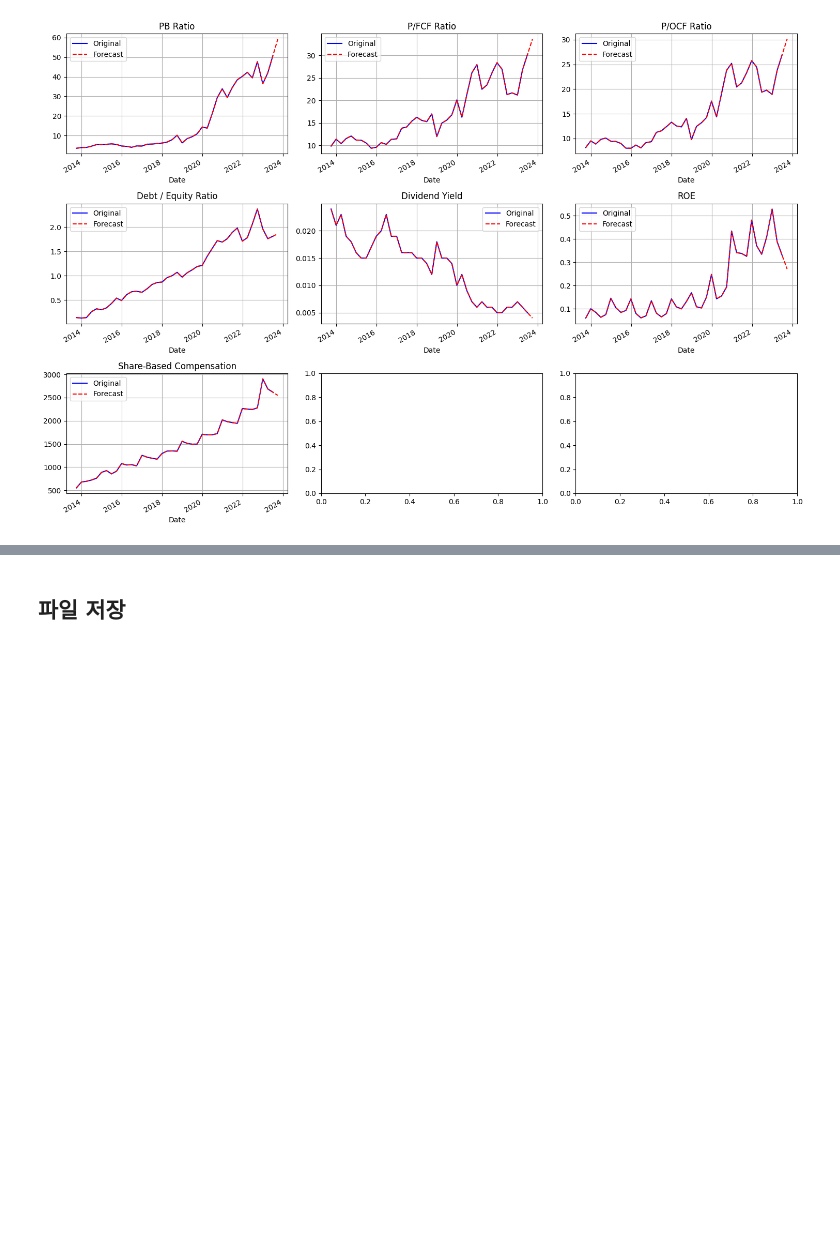
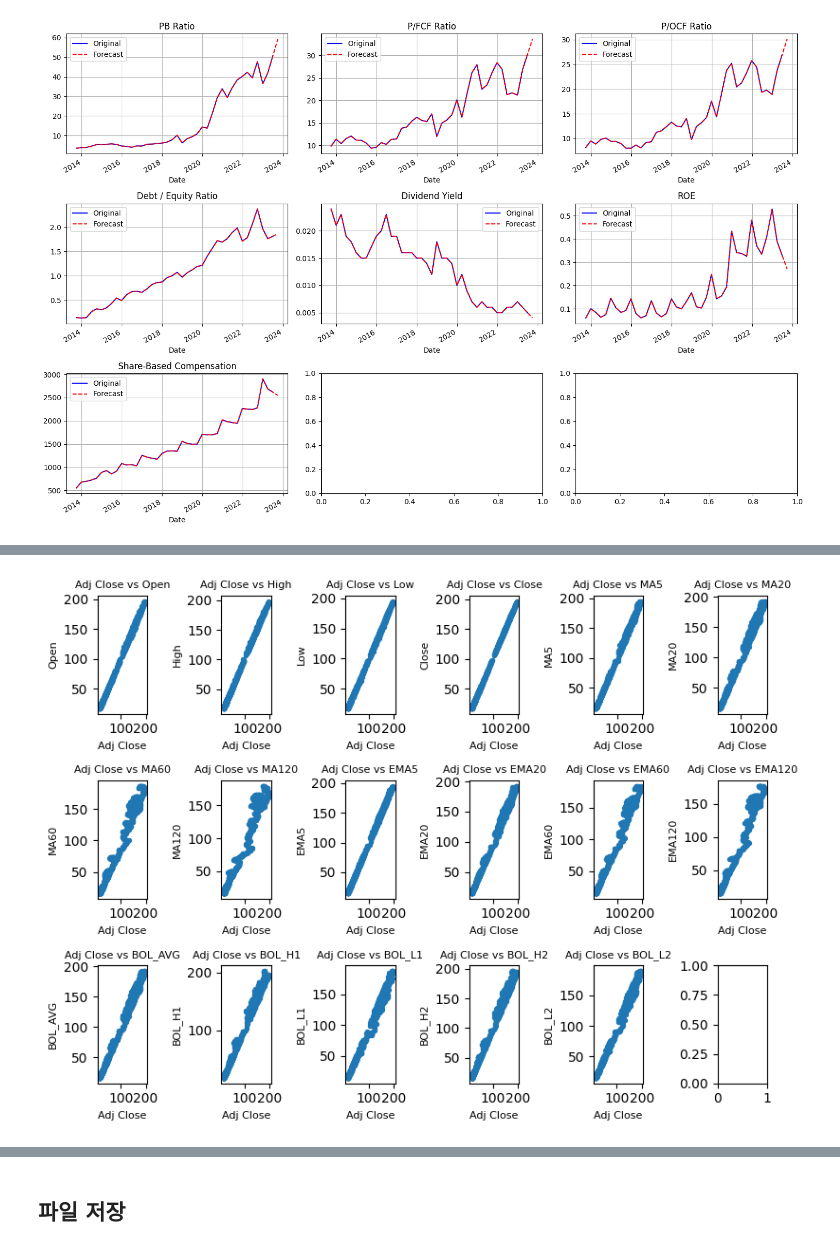
Before and after one commit to yss2333/stock, a Jupyter notebook: GHproject/GH project - py/dacon/final/Load Data.ipynb, the cells around one changed output, grey strips where cells are left out. Saved outputs shown, nothing was run; the diff lists cells and outputs as text; code cells hidden in the pictures; blank space fills up the shorter version.

```diff
--- a/GHproject/GH project - py/dacon/final/Load Data.ipynb
+++ b/GHproject/GH project - py/dacon/final/Load Data.ipynb
@@ -432,0 +435,83 @@ for page in range(total_pages):
+# %%
+## Technical Variable Selection
+# 1.1. Select feature which correlation > 0.9 (한계: 선형 상관계수만 나타냄)
+correlation = tech_df.corr()['Adj Close']
+selected_features = correlation[correlation.abs() > 0.9].index.tolist() # 0.6 이상의 상관계수를 가진 feature들 필터링
+selected_features.remove('Adj Close') # 'Adj Close' 제거
+print(selected_features) # ['Open', 'High', 'Low', 'Close', 'MA5', 'MA15', 'MA75', 'MA150', 'BOL_H', 'BOL_AVG', 'BOL_L', 'OBV']
+
+# 1.2. Correlation Graph against Adj Close
+n = len(selected_features) # 총 변수 갯수에 따른 행과 열 계산
+ncols = 6  # 한 행에 2개의 그래프
+nrows = 3
+fig, axes = plt.subplots(nrows=nrows, ncols=ncols, figsize=(8, 2*nrows))
+for ax, feature in zip(axes.ravel(), selected_features):
+    ax.scatter(tech_df['Adj Close'], tech_df[feature], s=8) # s=10으로 점의 크기 줄임
+    ax.set_title(f'Adj Close vs {feature}', fontsize=8)
+    ax.set_xlabel('Adj Close', fontsize=8)
+    ax.set_ylabel(feature, fontsize=8)
+plt.tight_layout()
+plt.show()
+
+## Economic Variable Selection
+# 2.1.
+correlation = econ_df.corr()['Adj Close']
+selected_features = correlation[correlation.abs() > 0.9].index.tolist() # 0.6 이상의 상관계수를 가진 feature들 필터링
+selected_features.remove('Adj Close') # 'Adj Close' 제거
+print(selected_features)
+
+# 2.2.
+n = len(selected_features) # 총 변수 갯수에 따른 행과 열 계산
+ncols = 2  # 한 행에 2개의 그래프
+nrows = 1
+fig, axes = plt.subplots(nrows=nrows, ncols=ncols, figsize=(8, 2*nrows))
+for ax, feature in zip(axes.ravel(), selected_features):
+    ax.scatter(econ_df['Adj Close'], econ_df[feature], s=8) # s=10으로 점의 크기 줄임
+    ax.set_title(f'Adj Close vs {feature}', fontsize=8)
+    ax.set_xlabel('Adj Close', fontsize=8)
+    ax.set_ylabel(feature, fontsize=8)
+plt.tight_layout()
+plt.show()
+
+
+## Industry Variable Selection
+# 3.1.
+correlation = Industry_df.corr()['Adj Close']
+selected_features = correlation[correlation.abs() > 0.9].index.tolist() # 0.6 이상의 상관계수를 가진 feature들 필터링
+selected_features.remove('Adj Close') # 'Adj Close' 제거
+print(selected_features)
+
+# 3.2.
+n = len(selected_features) # 총 변수 갯수에 따른 행과 열 계산
+ncols = 2  # 한 행에 2개의 그래프
+nrows = 2
+fig, axes = plt.subplots(nrows=nrows, ncols=ncols, figsize=(8, 2*nrows))
+for ax, feature in zip(axes.ravel(), selected_features):
+    ax.scatter(Industry_df['Adj Close'], Industry_df[feature], s=8) # s=10으로 점의 크기 줄임
+    ax.set_title(f'Adj Close vs {feature}', fontsize=8)
+    ax.set_xlabel('Adj Close', fontsize=8)
+    ax.set_ylabel(feature, fontsize=8)
+plt.tight_layout()
+plt.show()
+
+
+## Company Variable Selection
+# 4.1.
+correlation = daily_FS_Summary.corr()['Adj Close']
+selected_features = correlation[correlation.abs() > 0.9].index.tolist() # 0.6 이상의 상관계수를 가진 feature들 필터링
+selected_features.remove('Adj Close') # 'Adj Close' 제거
+print(selected_features)
+
+# 4.2.
+n = len(selected_features) # 총 변수 갯수에 따른 행과 열 계산
+ncols = 6  # 한 행에 2개의 그래프
+nrows = 4
+fig, axes = plt.subplots(nrows=nrows, ncols=ncols, figsize=(8, 2*nrows))
+for ax, feature in zip(axes.ravel(), selected_features):
+    ax.scatter(daily_FS_Summary['Adj Close'], daily_FS_Summary[feature], s=8) # s=10으로 점의 크기 줄임
+    ax.set_title(f'Adj Close vs {feature}', fontsize=8)
+    ax.set_xlabel('Adj Close', fontsize=8)
+    ax.set_ylabel(feature, fontsize=8)
+plt.tight_layout()
+plt.show()
+# %% [output]
@@ -432,0 +519 @@ for page in range(total_pages):
+[figure, added]
```
Also changed, not shown: parts of 2 cells of this notebook, 5 other files.
